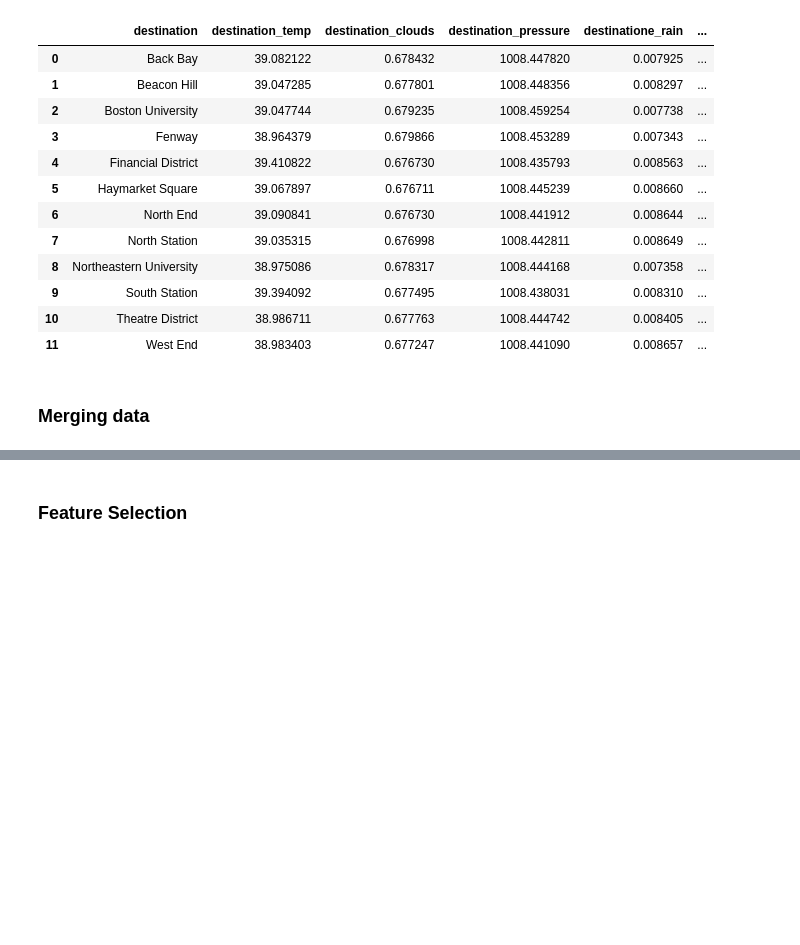
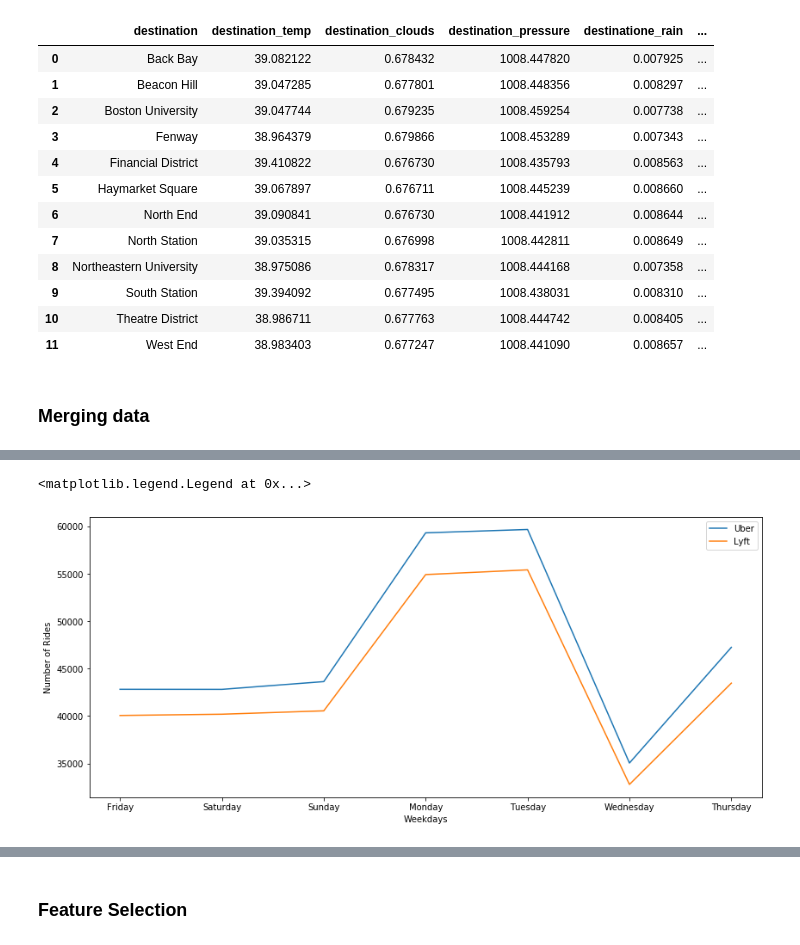
Before and after one commit to neethumanoj/Price_Prediction_Uber, a Jupyter notebook: Uber & Lyft Cab Prices.ipynb, the cells around one changed output, grey strips where cells are left out. Saved outputs shown, nothing was run; the diff lists cells and outputs as text; code cells hidden in the pictures; blank space fills up the shorter version.

```diff
--- a/Uber & Lyft Cab Prices.ipynb
+++ b/Uber & Lyft Cab Prices.ipynb
@@ -196,0 +205,16 @@ data.head()
+# %%
+# The distribution of rides in weekdays
+uber_day_count = data[data['cab_type'] == 'Uber']['day'].value_counts()
+uber_day_count = uber_day_count.reindex(index = ['Friday','Saturday','Sunday', 'Monday', 'Tuesday', 'Wednesday', 'Thursday'])
+
+lyft_day_count = data[data['cab_type'] == 'Lyft']['day'].value_counts()
+lyft_day_count = lyft_day_count.reindex(index = ['Friday','Saturday','Sunday', 'Monday', 'Tuesday', 'Wednesday', 'Thursday'])
+
+fig , ax = plt.subplots(figsize = (14,6))
+ax.plot(uber_day_count.index, uber_day_count, label = 'Uber')
+ax.plot(lyft_day_count.index, lyft_day_count, label = 'Lyft')
+ax.set(ylabel = 'Number of Rides', xlabel = 'Weekdays')
+ax.legend()
+# %% [output]
+<matplotlib.legend.Legend at 0x...>
+[figure, added]
```
Also changed, not shown: parts of 11 cells of this notebook.
